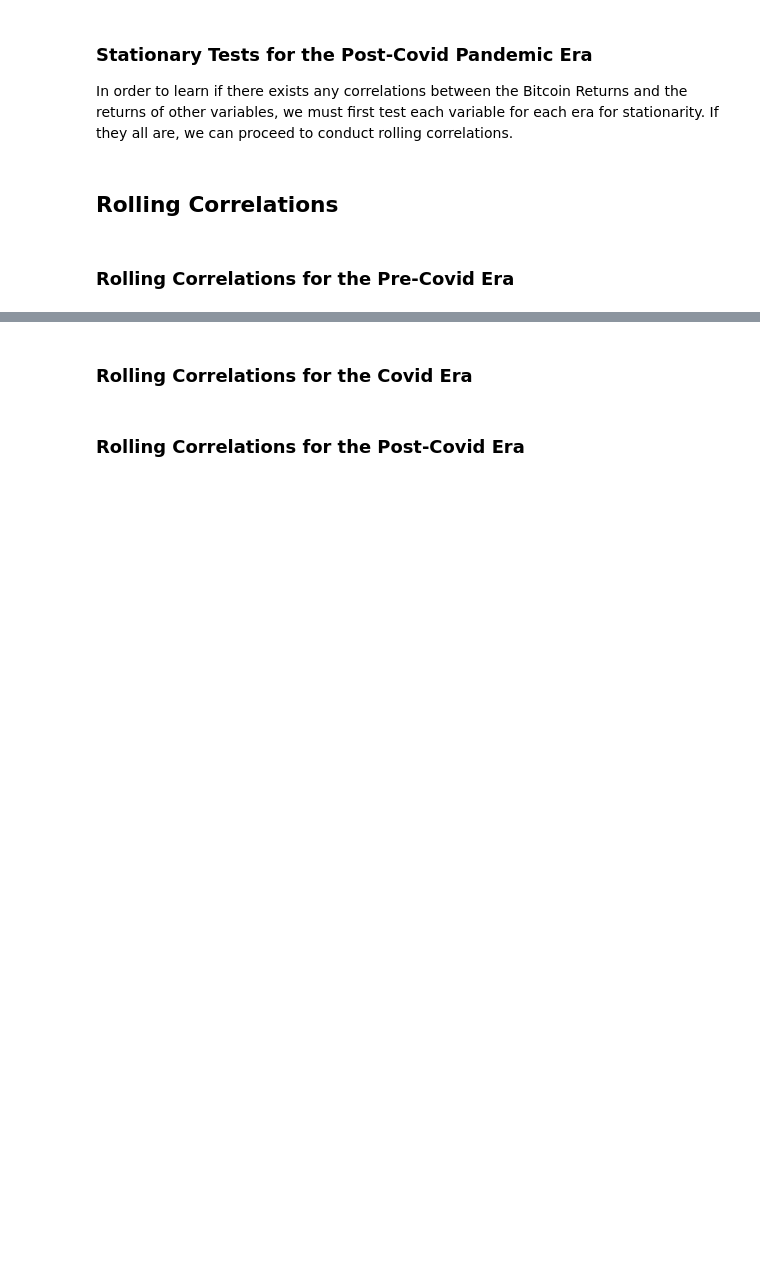
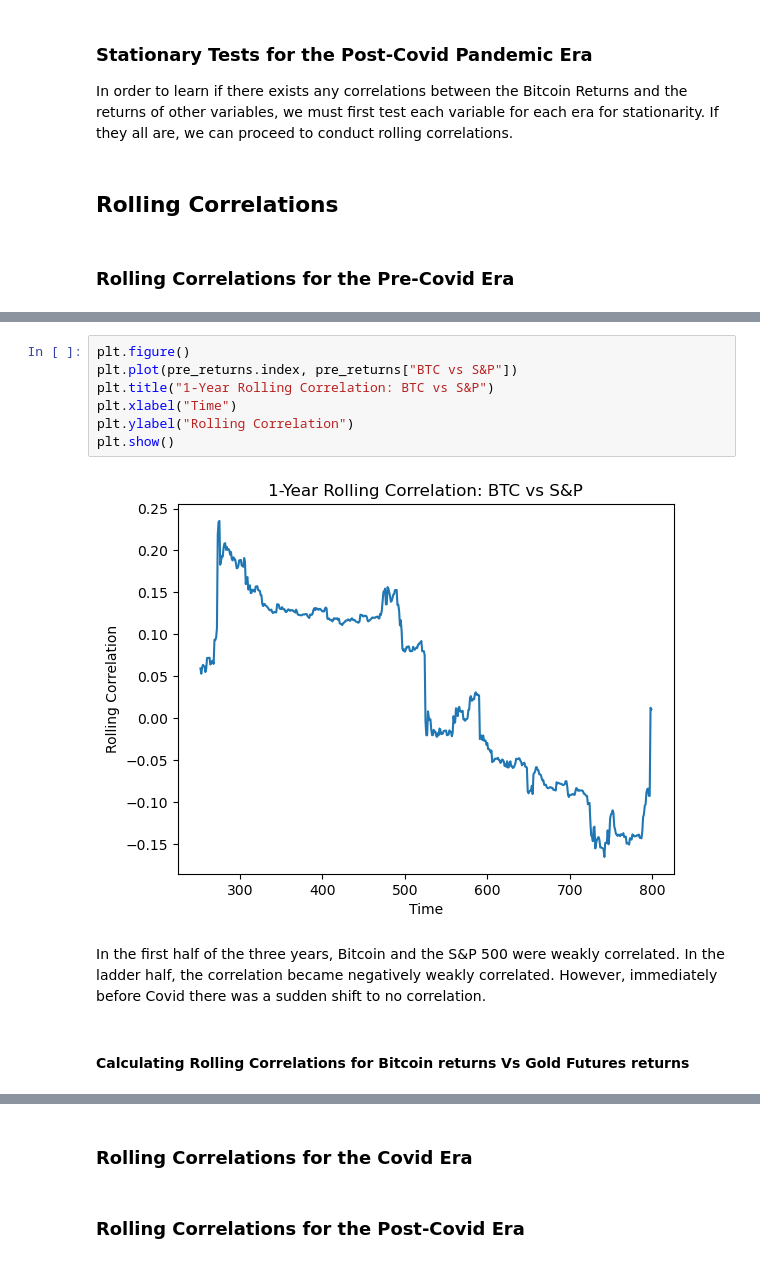
Before and after one commit to COGS108/Group110_WI26, a Jupyter notebook: 02-EDACheckpoint.ipynb, the cells around one changed output, grey strips where cells are left out. Drawn from its saved outputs; the diff is of its cells as text; blank space fills up the shorter version.

```diff
--- a/02-EDACheckpoint.ipynb
+++ b/02-EDACheckpoint.ipynb
@@ -792,0 +765,13 @@ In order to learn if there exists any correlations between the Bitcoin Returns a
+# %%
+plt.figure()
+plt.plot(pre_returns.index, pre_returns["BTC vs S&P"])
+plt.title("1-Year Rolling Correlation: BTC vs S&P")
+plt.xlabel("Time")
+plt.ylabel("Rolling Correlation")
+plt.show()
+# %% [output]
+[figure, added]
+# %% [markdown]
+In the first half of the three years, Bitcoin and the S&P 500 were weakly correlated. In the ladder half, the correlation became negatively weakly correlated. However, immediately before Covid there was a sudden shift to no correlation.
+# %% [markdown]
+#### Calculating Rolling Correlations for Bitcoin returns Vs Gold Futures returns
```
Also changed, not shown: parts of 15 cells of this notebook.
